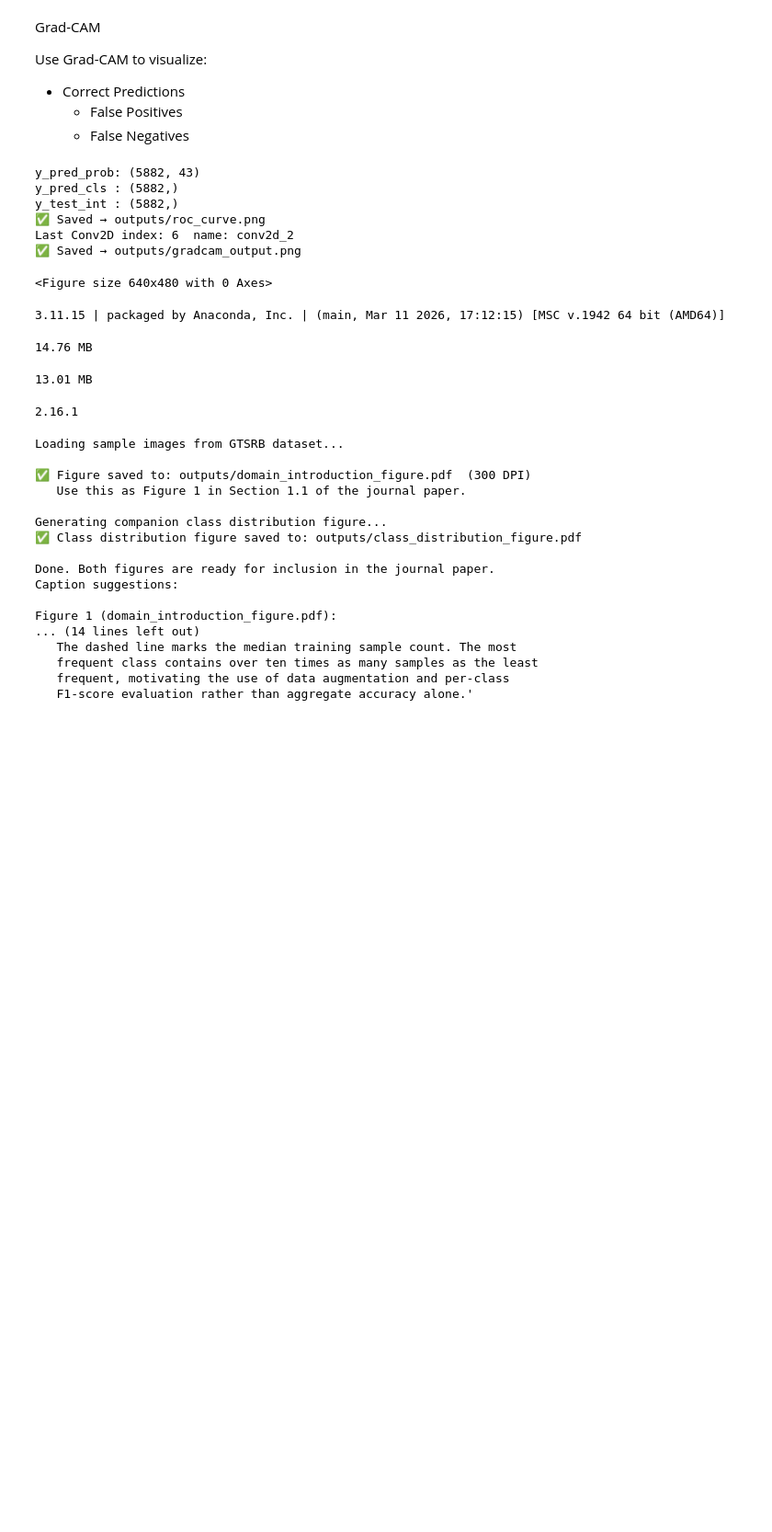
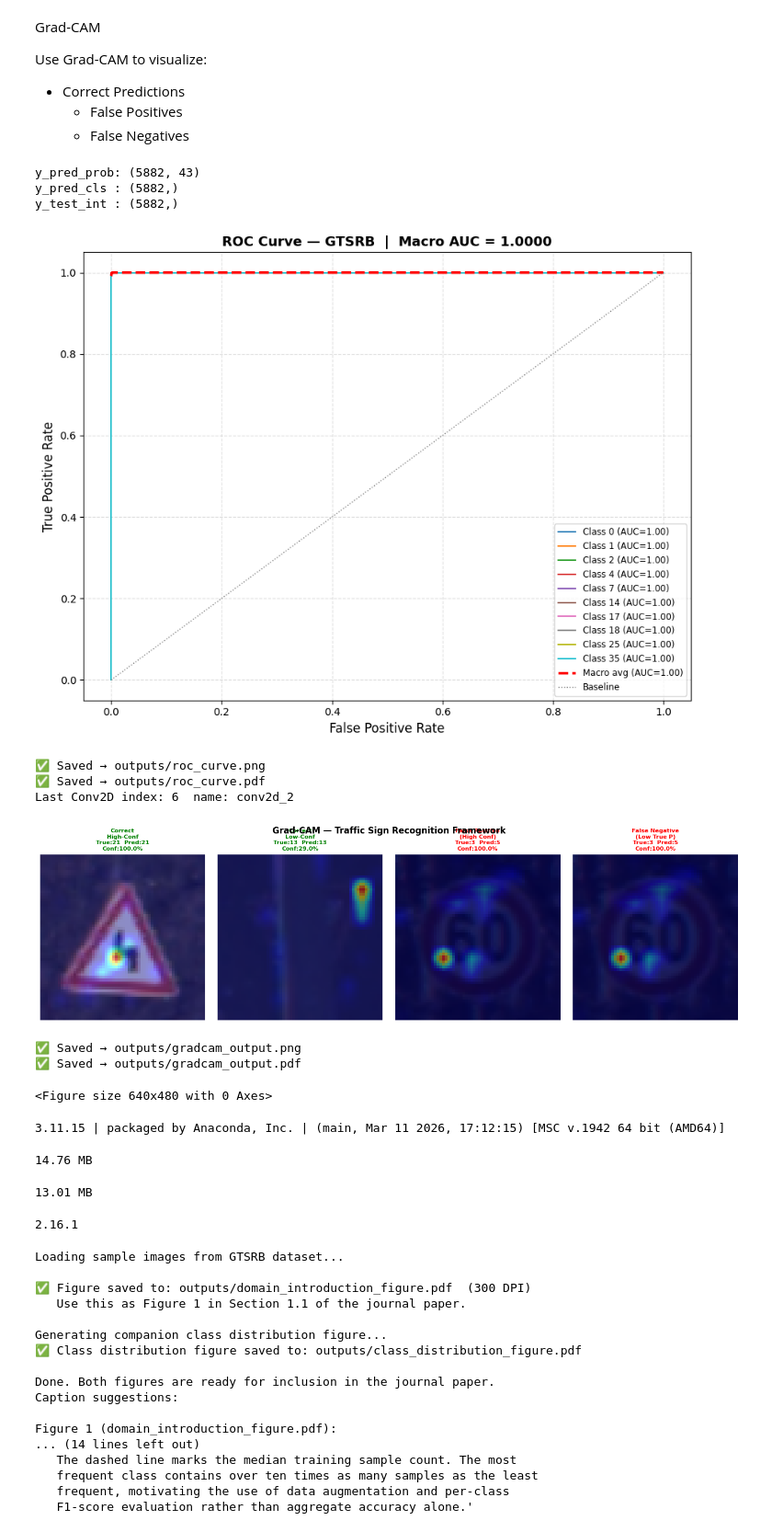
Before and after one commit to Bhavishya15-g/Traffic-Sign-Recognition-Framework, a Jupyter notebook: notebook.ipynb, the cells around one changed output. Shown at 92% size. Cells and saved outputs as stored; diff of their text form; code cells hidden in the pictures; blank space fills up the shorter version.

```diff
--- a/notebook.ipynb
+++ b/notebook.ipynb
@@ -650,6 +649,24 @@ from sklearn.preprocessing import label_binarize
 
 os.makedirs("outputs", exist_ok=True)
 NUM_CLASSES = 43
+
+# ── STEP 0: make sure model / X_test / y_test exist ───────────────────────
+if "model" not in globals():
+    MODEL_PATH = "models/traffic_sign_cnn_model.h5"   # change to traffic_sign_cnn.h5 if that's the one you want
+    if os.path.exists(MODEL_PATH):
+        model = tf.keras.models.load_model(MODEL_PATH)
+        print(f"✅ Loaded model from {MODEL_PATH}")
+    else:
+        raise NameError(
+            f"No saved model found at '{MODEL_PATH}'. "
+            "Check the models/ folder and update MODEL_PATH."
+        )
+
+if "X_test" not in globals() or "y_test" not in globals():
+    raise NameError(
+        "`X_test`/`y_test` are not defined. Run the data-loading/"
+        "preprocessing cells earlier in the notebook before this one."
+    )
 
 # ── STEP 1: variables ─────────────────────────────────────────────────────
 y_pred_prob = model.predict(X_test, verbose=0)
@@ -694,6 +711,7 @@ plt.tight_layout()
 plt.savefig("outputs/roc_curve.png", dpi=300, bbox_inches="tight")
 plt.show()
 print("✅ Saved → outputs/roc_curve.png")
+print("✅ Saved → outputs/roc_curve.pdf")
 
 # ── STEP 3: GRAD-CAM (pure numpy — no output_shape needed) ───────────────
 
@@ -706,31 +724,25 @@ for i, layer in enumerate(model.layers):
 print(f"Last Conv2D index: {last_conv_idx}  name: {model.layers[last_conv_idx].name}")
 
 def gradcam_numpy(model, img_array, last_conv_idx):
-    """
-    Works with any Sequential model.
-    Runs the forward pass manually layer by layer using numpy/tf tensors.
-    No .input / .output / .output_shape properties needed.
-    """
     img_tensor = tf.cast(img_array[np.newaxis], tf.float32)
 
-    # forward pass up to last conv — track with tape
     x = img_tensor
     with tf.GradientTape() as tape:
         for i, layer in enumerate(model.layers):
             x = layer(x, training=False)
             if i == last_conv_idx:
                 conv_out = x
-                tape.watch(conv_out)   # watch conv output
+                tape.watch(conv_out)
 
-        preds   = x                    # final output after all layers
+        preds   = x
         top_cls = tf.argmax(preds[0])
         score   = preds[:, top_cls]
 
-    grads   = tape.gradient(score, conv_out)          # (1, H, W, C)
-    weights = tf.reduce_mean(grads, axis=(0, 1, 2))   # (C,)
+    grads   = tape.gradient(score, conv_out)
+    weights = tf.reduce_mean(grads, axis=(0, 1, 2))
     cam     = tf.reduce_sum(
                   tf.multiply(conv_out[0], weights), axis=-1
-              ).numpy()                                # (H, W)
+              ).numpy()
 
     cam = np.maximum(cam, 0)
     if cam.max() > 0:
@@ -743,42 +755,46 @@ def gradcam_numpy(model, img_array, last_conv_idx):
 
     return out, int(top_cls), float(tf.reduce_max(preds))
 
-# pick examples
 correct = np.where(y_pred_cls == y_test_int)[0]
 wrong   = np.where(y_pred_cls != y_test_int)[0]
 conf    = np.max(y_pred_prob, axis=1)
 
 examples = {
     "Correct\nHigh-Conf"          : correct[np.argmax(conf[correct])],
     "Correct\nLow-Conf"           : correct[np.argmin(conf[correct])],
     "False Positive\n(High Conf)" : wrong[np.argmax(conf[wrong])],
     "False Negative\n(Low True P)": wrong[np.argmin(
         y_pred_prob[wrong, y_test_int[wrong]])],
 }
 
 fig, axes = plt.subplots(1, 4, figsize=(14, 4))
 for ax, (title, idx) in zip(axes, examples.items()):
     overlay, pred, c = gradcam_numpy(model, X_test[idx], last_conv_idx)
     ax.imshow(overlay)
     ax.axis("off")
     color = "green" if y_test_int[idx] == pred else "red"
     ax.set_title(
         f"{title}\nTrue:{y_test_int[idx]}  Pred:{pred}\nConf:{c*100:.1f}%",
         fontsize=8, color=color, fontweight="bold")
 
 plt.suptitle("Grad-CAM — Traffic Sign Recognition Framework",
              fontsize=12, fontweight="bold")
 plt.tight_layout()
 plt.savefig("outputs/gradcam_output.png", dpi=300, bbox_inches="tight")
 plt.show()
 print("✅ Saved → outputs/gradcam_output.png")
+print("✅ Saved → outputs/gradcam_output.pdf")
 # %% [output]
 y_pred_prob: (5882, 43)
 y_pred_cls : (5882,)
 y_test_int : (5882,)
-✅ Saved → outputs/roc_curve.png
-Last Conv2D index: 6  name: conv2d_2
-✅ Saved → outputs/gradcam_output.png
+[figure, added]
+✅ Saved → outputs/roc_curve.png
+✅ Saved → outputs/roc_curve.pdf
+Last Conv2D index: 6  name: conv2d_2
+[figure, added]
+✅ Saved → outputs/gradcam_output.png
+✅ Saved → outputs/gradcam_output.pdf
 # %%
 plt.savefig("outputs/gradcam_output.png")
 # %% [output]
```
Also changed, not shown: parts of 16 cells of this notebook.
